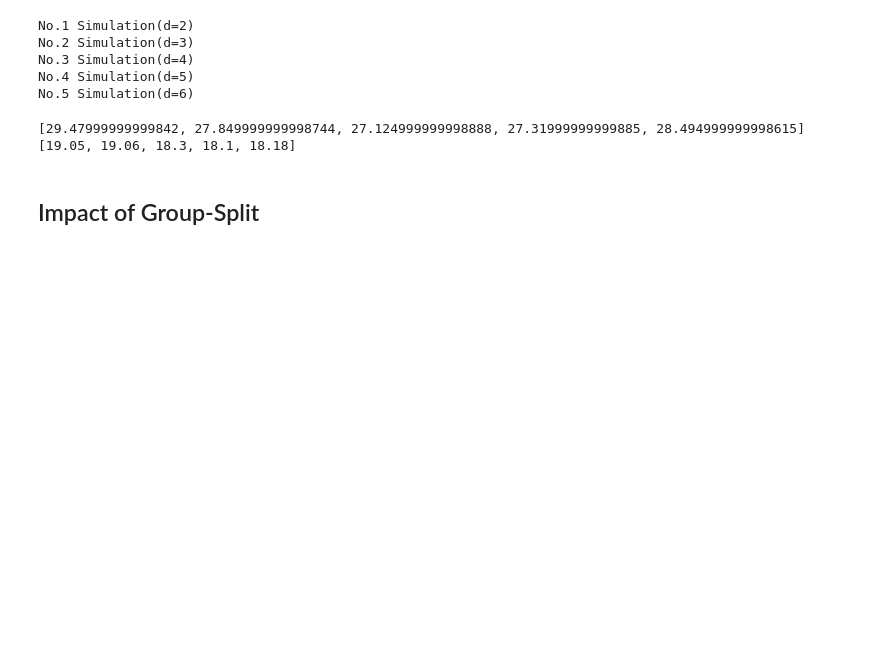
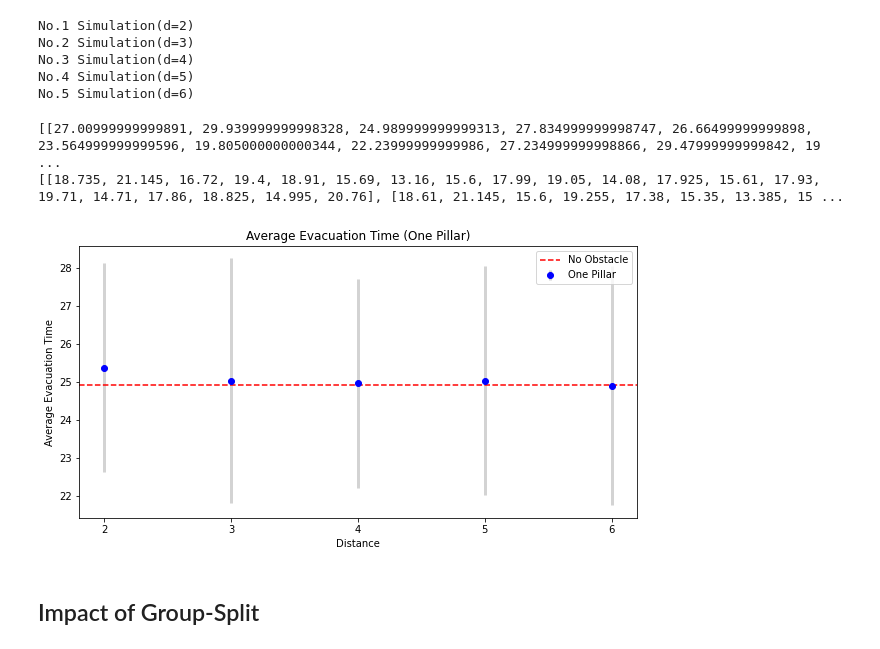
Before and after one commit to ann0215/ABM, a Jupyter notebook: update/experiment.ipynb, the cells around one changed output. Cells and saved outputs as stored; diff of their text form; code cells hidden in the pictures; blank space fills up the shorter version.

```diff
--- a/update/experiment.ipynb
+++ b/update/experiment.ipynb
@@ -411,29 +491,35 @@ time_list_d = []
 time_perct_list_d = []
 for d in range(2,7):
     print(f"No.{d-1} Simulation(d={d})")
-    for seed in range(10):
-        time_list = []
-        time_perct_list = []
+    time_list = []
+    time_perct_list = []
+    for seed in range(20):
         barrier_set = barrier_set_noobs + [(26-d-1,8),(26-d,9)]
         time, time_perct = one_simulation(barrier_set, percent_threshold,
                     r_1, r_2, r_3, A_p, A_o, B, beta1, beta2,
                     N, delta_time, seed, gui_display=False)
         time_list.append(time)
         time_perct_list.append(time_perct)
-    time_list_d.append(np.mean(time_list))
-    time_perct_list_d.append(np.mean(time_perct_list))
+    time_list_d.append(time_list)
+    time_perct_list_d.append(time_perct_list)
 # %% [output]
 No.1 Simulation(d=2)
 No.2 Simulation(d=3)
 No.3 Simulation(d=4)
 No.4 Simulation(d=5)
 No.5 Simulation(d=6)
-# %%
-print(time_list_d)
-print(time_perct_list_d)
-# %% [output]
-[29.47999999999842, 27.849999999998744, 27.124999999998888, 27.31999999999885, 28.494999999998615]
-[19.05, 19.06, 18.3, 18.1, 18.18]
+# %%
+time_list_d_1pillar = time_list_d
+time_perct_list_d_1pillar = time_perct_list_d
+
+print(time_list_d_1pillar)
+print(time_perct_list_d_1pillar)
+
+plot_with_ci(time_list_d_1pillar,range(2,7), obstacle_type='One Pillar', value_noobs=24.91)
+# %% [output]
+[[27.00999999999891, 29.939999999998328, 24.989999999999313, 27.834999999998747, 26.66499999999898, 23.564999999999596, 19.805000000000344, 22.23999999999986, 27.234999999998866, 29.47999999999842, 19 ...
+[[18.735, 21.145, 16.72, 19.4, 18.91, 15.69, 13.16, 15.6, 17.99, 19.05, 14.08, 17.925, 15.61, 17.93, 19.71, 14.71, 17.86, 18.825, 14.995, 20.76], [18.61, 21.145, 15.6, 19.255, 17.38, 15.35, 13.385, 15 ...
+[figure, added]
 # %% [markdown]
 ## Impact of Group-Split
 # %%
```
Also changed, not shown: parts of 31 cells of this notebook, 7 other files.
